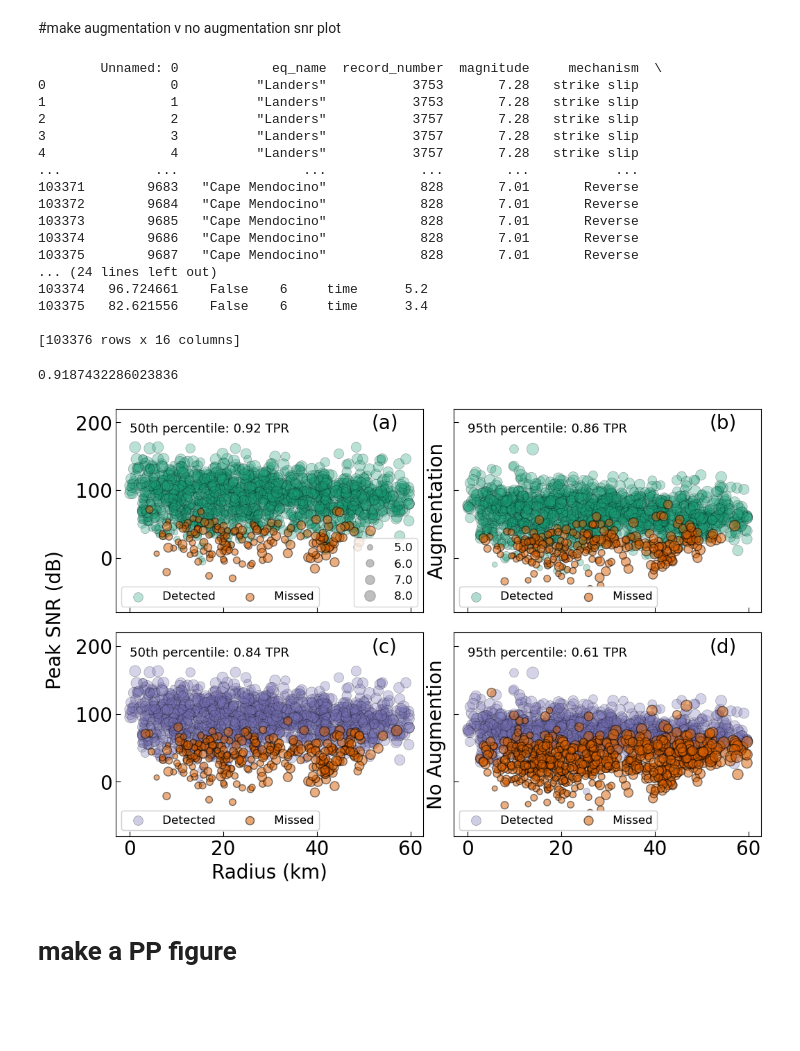
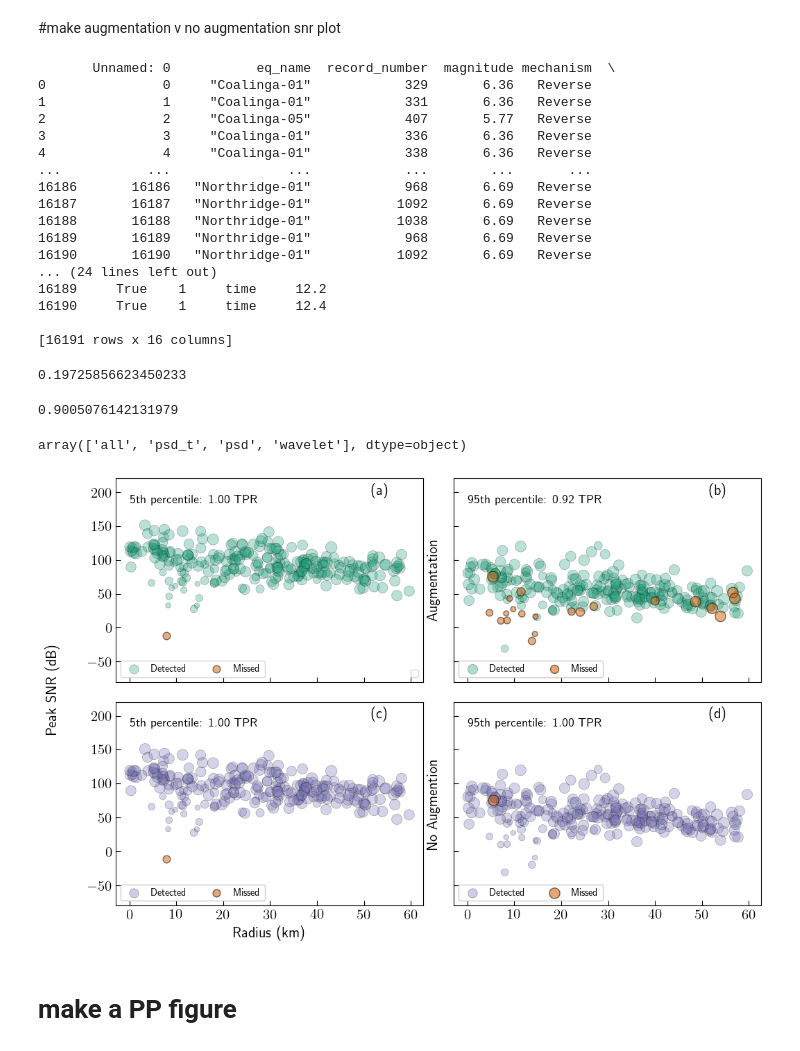
Before and after one commit to timdittmann/psuedosynth_gnss_velocities, a Jupyter notebook: notebooks/mkfigs/snr_augplot.ipynb, the cells around one changed output. Drawn from its saved outputs; the diff is of its cells as text; code cells hidden in the pictures; blank space fills up the shorter version.

```diff
--- a/notebooks/mkfigs/snr_augplot.ipynb
+++ b/notebooks/mkfigs/snr_augplot.ipynb
@@ -30,8 +30,9 @@ import glob
 import os
 
 # merging the files
-joined_files = os.path.join("results", "station*.csv")
-
+#joined_files = os.path.join("results", "station*.csv")
+joined_files = "../../data/results/station*.csv"
+joined_files = "../../data/results/station*1.csv"
 # A list of all joined files is returned
 joined_list = glob.glob(joined_files)
 
@@ -39,31 +40,39 @@ joined_list = glob.glob(joined_files)
 df = pd.concat(map(pd.read_csv, joined_list), ignore_index=True)
 print(df)
 
-df=df[df.features=='all']
+#df=df[df.features=='all']
 # %% [output]
-        Unnamed: 0            eq_name  record_number  magnitude     mechanism  \
-0                0          "Landers"           3753       7.28   strike slip
-1                1          "Landers"           3753       7.28   strike slip
-2                2          "Landers"           3757       7.28   strike slip
-3                3          "Landers"           3757       7.28   strike slip
-4                4          "Landers"           3757       7.28   strike slip
-...            ...                ...            ...        ...           ...
-103371        9683   "Cape Mendocino"            828       7.01       Reverse
-103372        9684   "Cape Mendocino"            828       7.01       Reverse
-103373        9685   "Cape Mendocino"            828       7.01       Reverse
-103374        9686   "Cape Mendocino"            828       7.01       Reverse
-103375        9687   "Cape Mendocino"            828       7.01       Reverse
+       Unnamed: 0           eq_name  record_number  magnitude mechanism  \
+0               0     "Coalinga-01"            329       6.36   Reverse
+1               1     "Coalinga-01"            331       6.36   Reverse
+2               2     "Coalinga-05"            407       5.77   Reverse
+3               3     "Coalinga-01"            336       6.36   Reverse
+4               4     "Coalinga-01"            338       6.36   Reverse
+...           ...               ...            ...        ...       ...
+16186       16186   "Northridge-01"            968       6.69   Reverse
+16187       16187   "Northridge-01"           1092       6.69   Reverse
+16188       16188   "Northridge-01"           1038       6.69   Reverse
+16189       16189   "Northridge-01"            968       6.69   Reverse
+16190       16190   "Northridge-01"           1092       6.69   Reverse
 ... (24 lines left out)
-103374   96.724661    False    6     time      5.2
-103375   82.621556    False    6     time      3.4
+16189     True    1     time     12.2
+16190     True    1     time     12.4
 
-[103376 rows x 16 columns]
+[16191 rows x 16 columns]
+# %%
+df[df.augment==False].threshold.mean()
+# %% [output]
+0.19725856623450233
 # %%
 len(df[(df.augment==True) &(df.marker=='o')]) /len(df[df.augment==True])
 # %% [output]
-0.9187432286023836
+0.9005076142131979
+# %%
+df.features.unique()
+# %% [output]
+array(['all', 'psd_t', 'psd', 'wavelet'], dtype=object)
 # %%
-df=df[df.features=='all']
+df=df[df.features=='psd_t']
 #results_df=pd.DataFrame(results)
 #results_df=results_df[results_df[5]=='5']
 
@@ -75,7 +84,7 @@ fig,ax=plt.subplots(2,2, figsize=(12,8),sharex=True, sharey=True)
 
 fig_lab=['a','b','c','d']
 for i,(aug, color, title) in enumerate(zip([True,False],[colors[0],colors[1]],['Augmention','No Augmention'])):
-    for j,noise in enumerate([50,95]):
+    for j,noise in enumerate([5,95]):
         tmp=df[df.augment==aug]
         tmp=tmp[df.noise_lev==noise]
         #PLOT TP
@@ -121,34 +130,34 @@ for i,(aug, color, title) in enumerate(zip([True,False],[colors[0],colors[1]],['
         # used to calculate the sizes from above. The *fmt* ensures to show the price
         # in dollars. Note how we target at 5 elements here, but obtain only 4 in the
         # created legend due to the automatic round prices that are chosen for us.
         ax[i,j].text(0,185,'%sth percentile: %s TPR' %(noise,tpr), fontsize=13)
         #ax[i,j].text(0,190,tpr, fontsize=12)
 kw = dict(prop="sizes", num=4, color='grey', fmt=" {x:.1f}", \
           func=lambda s: (s-30)/30 + df['magnitude'].min())
 legend2 = ax[0,0].legend(*scatter.legend_elements(**kw), \
                     loc="lower right") #, title="Magnitude"
 
 
 
 #plt.savefig('time_of_detect3.png', dpi=500)
 #fig.text(0.5, 0.04, 'Radius (km)', ha='center')
 fig.text(0.04, 0.5, 'Peak SNR (dB)', va='center', rotation='vertical')
 ax[0,0].set_ylabel('Augmentation')
 ax[0,0].yaxis.set_label_position("right")
 ax[1,0].set_ylabel('No Augmention')
 ax[1,0].yaxis.set_label_position("right")
 ax[1,0].set_xlabel('Radius (km)')
 
 
 
 #fig.tight_layout()
 plt.subplots_adjust(wspace=.1, hspace=.1)
 
 #plt.show()
 #plt.savefig('figs/augmentation.png',dpi=300)
 plt.savefig('figs/augmentation_pp.png',dpi=200)
 # %% [output]
-[figure, old version]
+[figure, new version]
 # %% [markdown]
 # make a PP figure
 # %%
```
Also changed, not shown: 13 other files.
